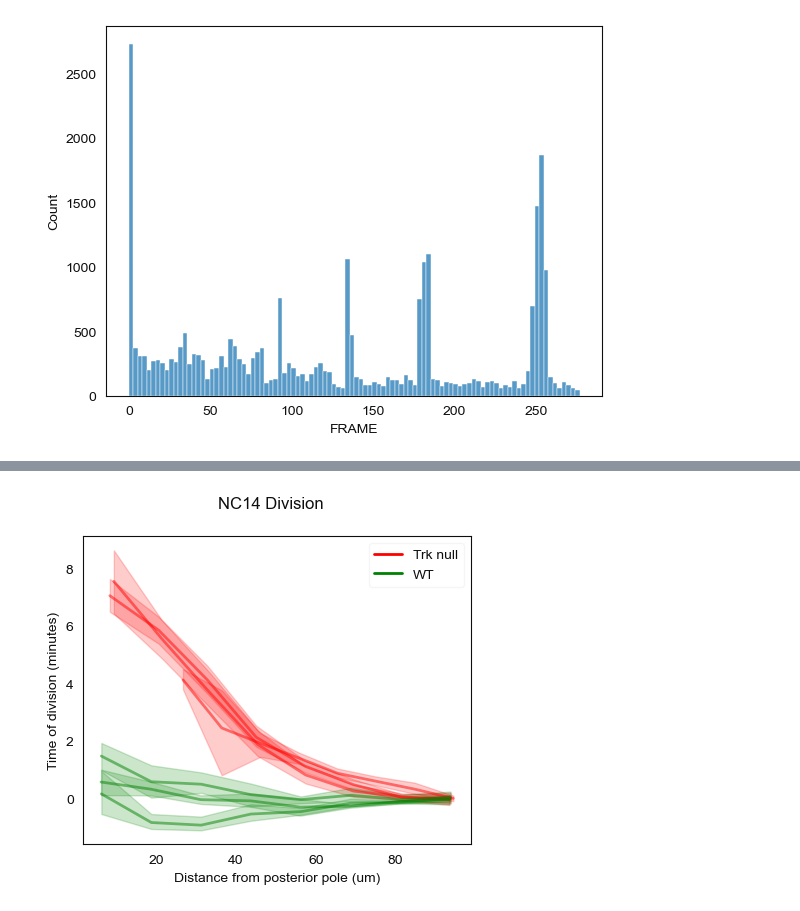
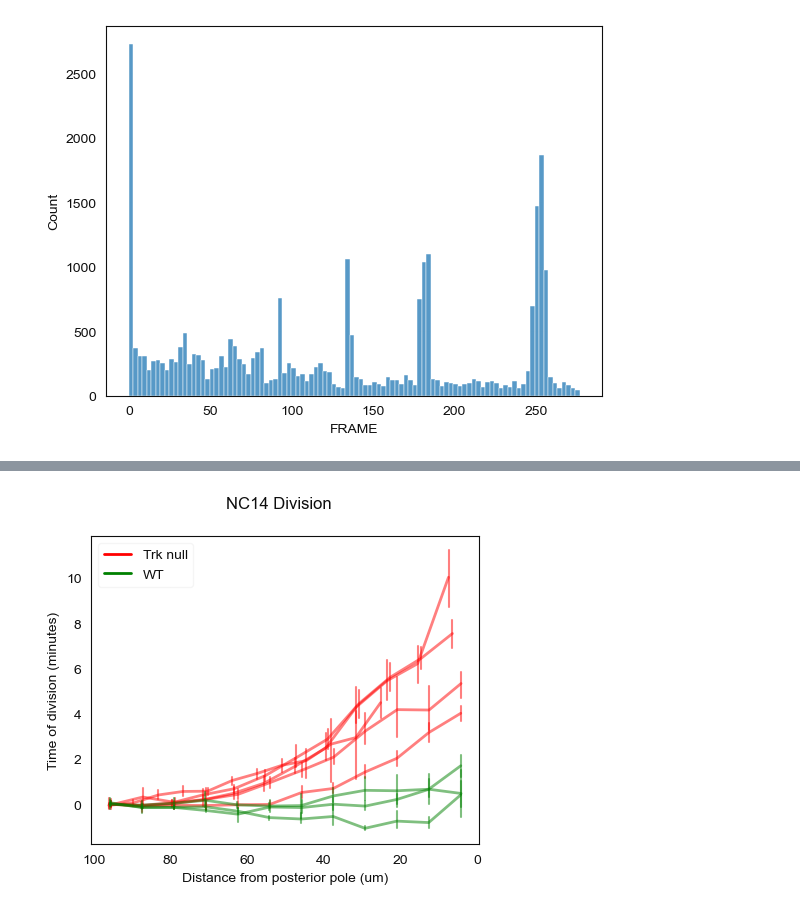
Before and after one commit to Harrison-Oatman/NucleiTracking, a Jupyter notebook: notebooks/_embryo_comparison.ipynb, the cells around one changed output, grey strips where cells are left out. Cells and saved outputs as stored; diff of their text form; code cells hidden in the pictures.

```diff
--- a/notebooks/_embryo_comparison.ipynb
+++ b/notebooks/_embryo_comparison.ipynb
@@ -44,16 +44,19 @@ g_palette = create_palette(2000)
 save_path = Path(r"D:\OneDrive - Princeton University\Lab Meetings\2025_04_14 Stas\figures")
 # %%
 sources = [
+    r"D:\Tracking\NucleiTracking\data\interim\lightsheet\2025_03_25_trk\hybrid2\spots.csv",
+    r"D:\Tracking\NucleiTracking\data\interim\lightsheet\2025_03_21_trk\hybrid2\spots.csv",
     r"D:\Tracking\NucleiTracking\data\interim\lightsheet\2025_03_18_trk\hybrid\spots.csv",
     r"D:\Tracking\NucleiTracking\data\interim\lightsheet\2025_03_19a_trk\hybrid\spots.csv",
     r"D:\Tracking\NucleiTracking\data\interim\lightsheet\2025_03_19b_trk\hybrid\spots.csv",
     r"D:\Tracking\NucleiTracking\data\interim\lightsheet\2025_01_31\recon\out\tracked_spots.csv",
     r"D:\Tracking\NucleiTracking\data\interim\lightsheet\2025_02_06\hybrid\spots.csv",
-    r"D:\Tracking\NucleiTracking\data\interim\lightsheet\2024_11_04\recon\out\tracked_spots.csv"
+    r"D:\Tracking\NucleiTracking\data\interim\lightsheet\2024_11_04\recon\out\tracked_spots.csv",
+
 ]
 
 source = r"D:\Tracking\NucleiTracking\data\interim\lightsheet\2025_03_19b_trk\hybrid\spots.csv"
-source = sources[5]
+source = sources[-1]
 
 df = pd.read_csv(source)
 print(df.columns)
@@ -195,16 +210,16 @@ for i, source in enumerate(sources):
 
     best_df = best_df[best_df["tracklet_id"].map(tracklets["good"])].copy()
 
-    nc10 = all_cycle_starts[i][1]
-    frame = best_df[best_df["FRAME"] == nc10]
-    nc10_time = frame["tracklet_start_time"].median()
-    df["time_since_nc10"] = df["time"] - nc10_time
-    best_df["time_since_nc10"] = best_df["time"] - nc10_time
+    nc11 = all_cycle_starts[i][2]
+    frame = best_df[best_df["FRAME"] == nc11]
+    nc11_time = frame["tracklet_start_time"].median()
+    df["time_since_nc11"] = df["time"] - nc11_time
+    best_df["time_since_nc11"] = best_df["time"] - nc11_time
 
     dfs.append(df)
     best_dfs.append(best_df)
 # %%
-fig, axes = plt.subplots(6, 1, sharex=True)
+fig, axes = plt.subplots(8, 1, sharex=True)
 
 colors = ["green", "red"]
 
@@ -212,7 +227,7 @@ for i, (df, ax) in enumerate(zip(best_dfs, axes.flatten())):
 
     color = colors[trk[i]]
 
-    sns.kdeplot(x=df[df["time_since_nc10"]>-5].groupby("tracklet_id")["time_since_nc10"].min(), color=color, ax=ax,
+    sns.kdeplot(x=df[df["time_since_nc11"]>-5].groupby("tracklet_id")["time_since_nc11"].min(), color=color, ax=ax,
                 bw_adjust=0.05)
 
     # t = df[df["time_since_nc10"]>-5].groupby("tracklet_id")
@@ -223,7 +238,7 @@ for i, (df, ax) in enumerate(zip(best_dfs, axes.flatten())):
     ax.set_yticks([])
     # ax.vlines([0], 0, 0.25, color="k")
 
-plt.xlabel("Time since nc10")
+plt.xlabel("Time since nc11")
 plt.suptitle("Division Times")
 
 from matplotlib.lines import Line2D
@@ -285,5 +300,5 @@ plt.show()
 # %%
-fig, axes = plt.subplots(2, 3, figsize=(6, 4), sharex=True, sharey=True)
+fig, axes = plt.subplots(2, 4, figsize=(8, 4), sharex=True, sharey=True)
 cycle = 4
 
 plt.tight_layout()
@@ -361,39 +378,40 @@ for i, df in enumerate(best_dfs):
 
     t = df[df["cycle"] == cycle].groupby("tracklet_id")
     tdf = {}
     tdf["ap_last"] = t["AP"].last()
     tdf["um_last"] = t["um_from_posterior"].last()
     tdf["end"] = t["time"].max()
 
     t = pd.DataFrame(tdf)
 
-    t = t[t["um_last"] < 100]
+    t2 = t[t["um_last"] < 100]
 
-    x = pd.cut(t["um_last"], 8)
+    x = pd.cut(t2["um_last"], 12)
     x = x.apply(lambda v: (v.left + v.right) / 2)
 
-    last = t[t["um_last"] > 90]["end"].mean()
+    last = t2[t2["um_last"].between(90, 100)]["end"].mean()
 
-    y = np.array(t["end"])
+    y = np.array(t2["end"])
 
     y = y - last
 
-    sns.lineplot(x=x, y=y, ax=ax, errorbar=("ci", 95), err_style="band", color=color, lw=2, alpha=0.5)
+    sns.lineplot(x=x, y=y, ax=ax, errorbar=("ci", 95), err_style="bars", color=color, lw=2, alpha=0.5)
 
 
 custom_lines = [Line2D([0], [0], color=colors[1], lw=2),
                 Line2D([0], [0], color=colors[0], lw=2)]
 
 ax.legend(custom_lines, ["Trk null", "WT"])
 ax.set_ylabel("Time of division (minutes)")
 ax.set_xlabel("Distance from posterior pole (um)")
+ax.invert_xaxis()
 
 plt.suptitle(f"NC{cycle + 10} Division")
 plt.savefig(save_path / f"ap_division_cycle_{cycle + 10}_from_p.png", dpi=300)
 
 plt.show()
 # %% [output]
-[figure, old version]
+[figure, new version]
 # %%
 fig, ax = plt.subplots(1, 1, figsize=(5, 4))
 cycle = 4
```
Also changed, not shown: parts of 11 cells of this notebook.
